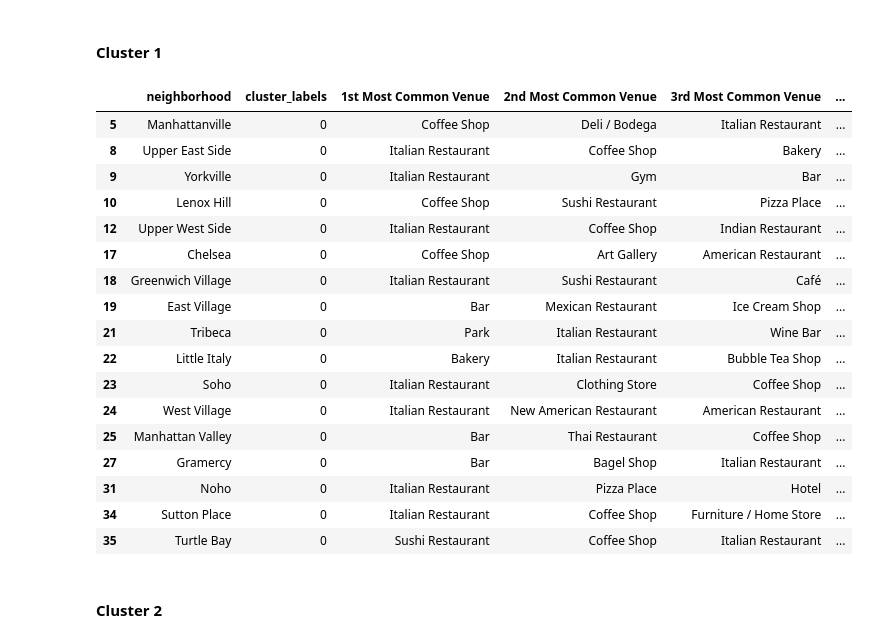
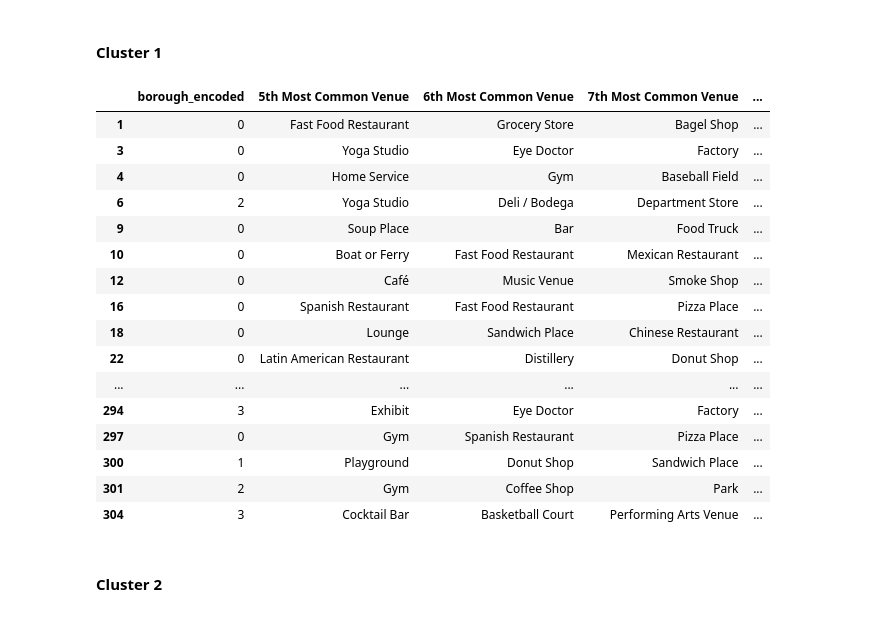
Before and after one commit to rafaelcgama/Capstone, a Jupyter notebook: final.ipynb, the cells around one changed output. Cells and saved outputs as stored; diff of their text form; code cells hidden in the pictures.

```diff
--- a/final.ipynb
+++ b/final.ipynb
@@ -352,0 +332,4 @@ manhattan_grouped.shape
+# %%
+nyc_grouped = nyc_onehot.groupby('neighborhood').mean().reset_index()
+print(nyc_grouped.shape)
+nyc_grouped.head()
@@ -377,10 +368,10 @@ for ind in np.arange(num_top_venues):
 
 # create a new dataframe
 neighborhoods_venues_sorted = pd.DataFrame(columns=columns)
-neighborhoods_venues_sorted['neighborhood'] = manhattan_grouped['neighborhood']
+neighborhoods_venues_sorted['neighborhood'] = nyc_grouped['neighborhood']
 
-for ind in np.arange(manhattan_grouped.shape[0]):
-    neighborhoods_venues_sorted.iloc[ind, 1:] = return_most_common_venues(manhattan_grouped.iloc[ind, :], num_top_venues)
+for ind in np.arange(nyc_grouped.shape[0]):
+    neighborhoods_venues_sorted.iloc[ind, 1:] = return_most_common_venues(nyc_grouped.iloc[ind, :], num_top_venues)
 
 neighborhoods_venues_sorted.head()
 # %% [output]
@@ -413,11 +437,10 @@ visualizer.poof()
 # %%
 # set number of clusters
-kclusters = 4
-
-manhattan_grouped_clustering = manhattan_grouped.drop('neighborhood', 1)
+kclusters = 10
+nyc_grouped_clustering = nyc_grouped.drop('neighborhood', 1)
 
 # run k-means clustering
-kmeans = KMeans(n_clusters=kclusters, random_state=0).fit(manhattan_grouped_clustering)
+kmeans = KMeans(n_clusters=kclusters, random_state=0).fit(nyc_grouped_clustering)
 
 # check cluster labels generated for each row in the dataframe
 kmeans.labels_[0:10]
@@ -429,10 +452,11 @@ Let's create a new dataframe that includes the cluster as well as the top 10 ven
 # add clustering labels
 neighborhoods_venues_sorted.insert(0, 'cluster_labels', kmeans.labels_)
 
-manhattan_merged = manhattan_data
+nyc_merged = nyc_data.copy()
 
 # merge toronto_grouped with toronto_data to add latitude/longitude for each neighborhood
-manhattan_merged = manhattan_merged.join(neighborhoods_venues_sorted.set_index('neighborhood'), on='neighborhood')
+nyc_merged = nyc_merged.join(neighborhoods_venues_sorted.set_index('neighborhood'), on='neighborhood')
 
-manhattan_merged.head() # check the last columns!
+print(nyc_merged.head())
+nyc_merged.head() # check the last columns!
 # %% [output]
@@ -479,26 +521,25 @@ Now, you can examine each cluster and determine the discriminating venue categor
 # %% [markdown]
 #### Cluster 1
 # %%
-manhattan_merged.loc[manhattan_merged['cluster_labels'] == 0, manhattan_merged.columns[[1] + list(range(4, manhattan_merged.shape[1]))]]
+nyc_merged.loc[nyc_merged['cluster_labels'] == 0, nyc_merged.columns[[1] + list(range(10, nyc_merged.shape[1]))]]
 # %% [output]
-|  | neighborhood | cluster_labels | 1st Most Common Venue | 2nd Most Common Venue | 3rd Most Common Venue | ... |
-| 5 | Manhattanville | 0 | Coffee Shop | Deli / Bodega | Italian Restaurant | ... |
-| 8 | Upper East Side | 0 | Italian Restaurant | Coffee Shop | Bakery | ... |
-| 9 | Yorkville | 0 | Italian Restaurant | Gym | Bar | ... |
-| 10 | Lenox Hill | 0 | Coffee Shop | Sushi Restaurant | Pizza Place | ... |
-| 12 | Upper West Side | 0 | Italian Restaurant | Coffee Shop | Indian Restaurant | ... |
-| 17 | Chelsea | 0 | Coffee Shop | Art Gallery | American Restaurant | ... |
-| 18 | Greenwich Village | 0 | Italian Restaurant | Sushi Restaurant | Café | ... |
-| 19 | East Village | 0 | Bar | Mexican Restaurant | Ice Cream Shop | ... |
-| 21 | Tribeca | 0 | Park | Italian Restaurant | Wine Bar | ... |
-| 22 | Little Italy | 0 | Bakery | Italian Restaurant | Bubble Tea Shop | ... |
-| 23 | Soho | 0 | Italian Restaurant | Clothing Store | Coffee Shop | ... |
-| 24 | West Village | 0 | Italian Restaurant | New American Restaurant | American Restaurant | ... |
-| 25 | Manhattan Valley | 0 | Bar | Thai Restaurant | Coffee Shop | ... |
-| 27 | Gramercy | 0 | Bar | Bagel Shop | Italian Restaurant | ... |
-| 31 | Noho | 0 | Italian Restaurant | Pizza Place | Hotel | ... |
-| 34 | Sutton Place | 0 | Italian Restaurant | Coffee Shop | Furniture / Home Store | ... |
-| 35 | Turtle Bay | 0 | Sushi Restaurant | Coffee Shop | Italian Restaurant | ... |
+|  | borough_encoded | 5th Most Common Venue | 6th Most Common Venue | 7th Most Common Venue | ... |
+| 1 | 0 | Fast Food Restaurant | Grocery Store | Bagel Shop | ... |
+| 3 | 0 | Yoga Studio | Eye Doctor | Factory | ... |
+| 4 | 0 | Home Service | Gym | Baseball Field | ... |
+| 6 | 2 | Yoga Studio | Deli / Bodega | Department Store | ... |
+| 9 | 0 | Soup Place | Bar | Food Truck | ... |
+| 10 | 0 | Boat or Ferry | Fast Food Restaurant | Mexican Restaurant | ... |
+| 12 | 0 | Café | Music Venue | Smoke Shop | ... |
+| 16 | 0 | Spanish Restaurant | Fast Food Restaurant | Pizza Place | ... |
+| 18 | 0 | Lounge | Sandwich Place | Chinese Restaurant | ... |
+| 22 | 0 | Latin American Restaurant | Distillery | Donut Shop | ... |
+| ... | ... | ... | ... | ... | ... |
+| 294 | 3 | Exhibit | Eye Doctor | Factory | ... |
+| 297 | 0 | Gym | Spanish Restaurant | Pizza Place | ... |
+| 300 | 1 | Playground | Donut Shop | Sandwich Place | ... |
+| 301 | 2 | Gym | Coffee Shop | Park | ... |
+| 304 | 3 | Cocktail Bar | Basketball Court | Performing Arts Venue | ... |
 # %% [markdown]
 #### Cluster 2
 # %%
```
Also changed, not shown: parts of 40 cells of this notebook, 4 other files.
